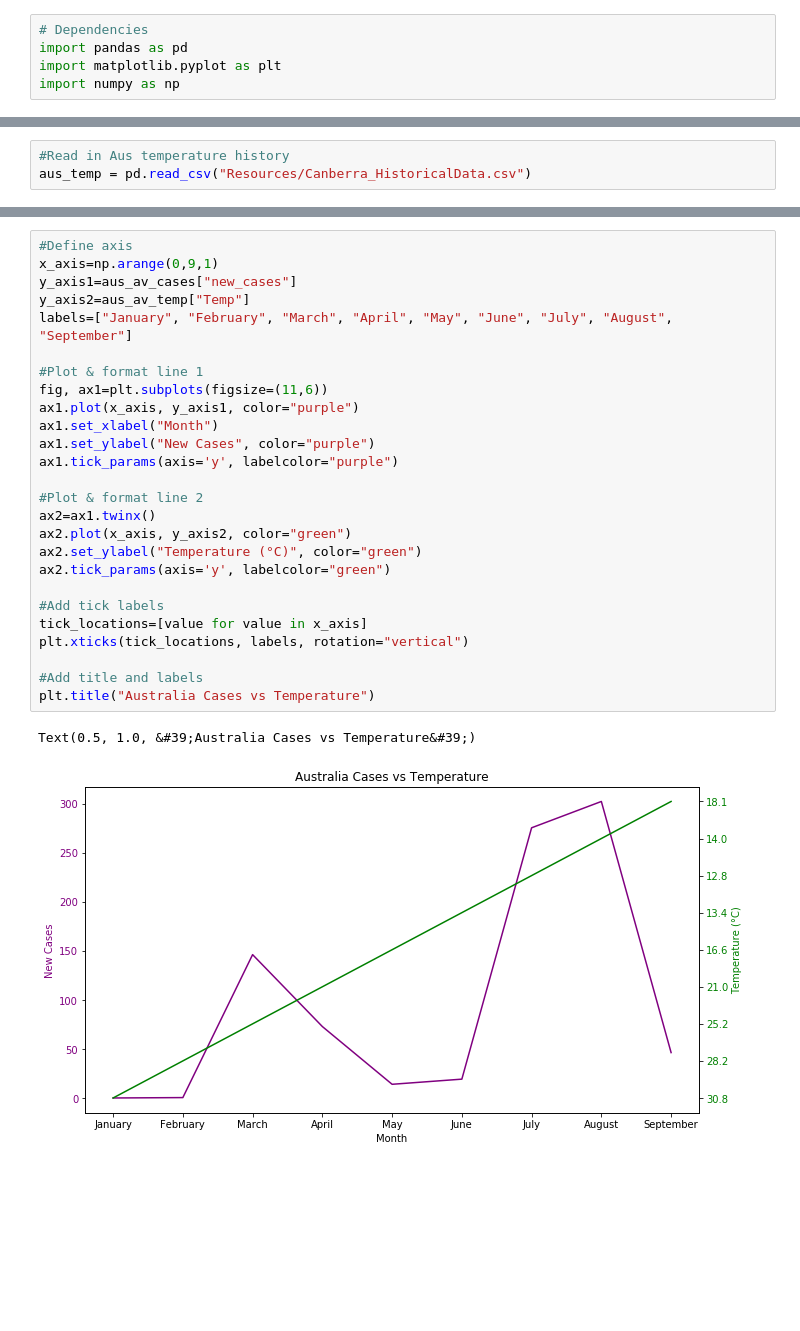
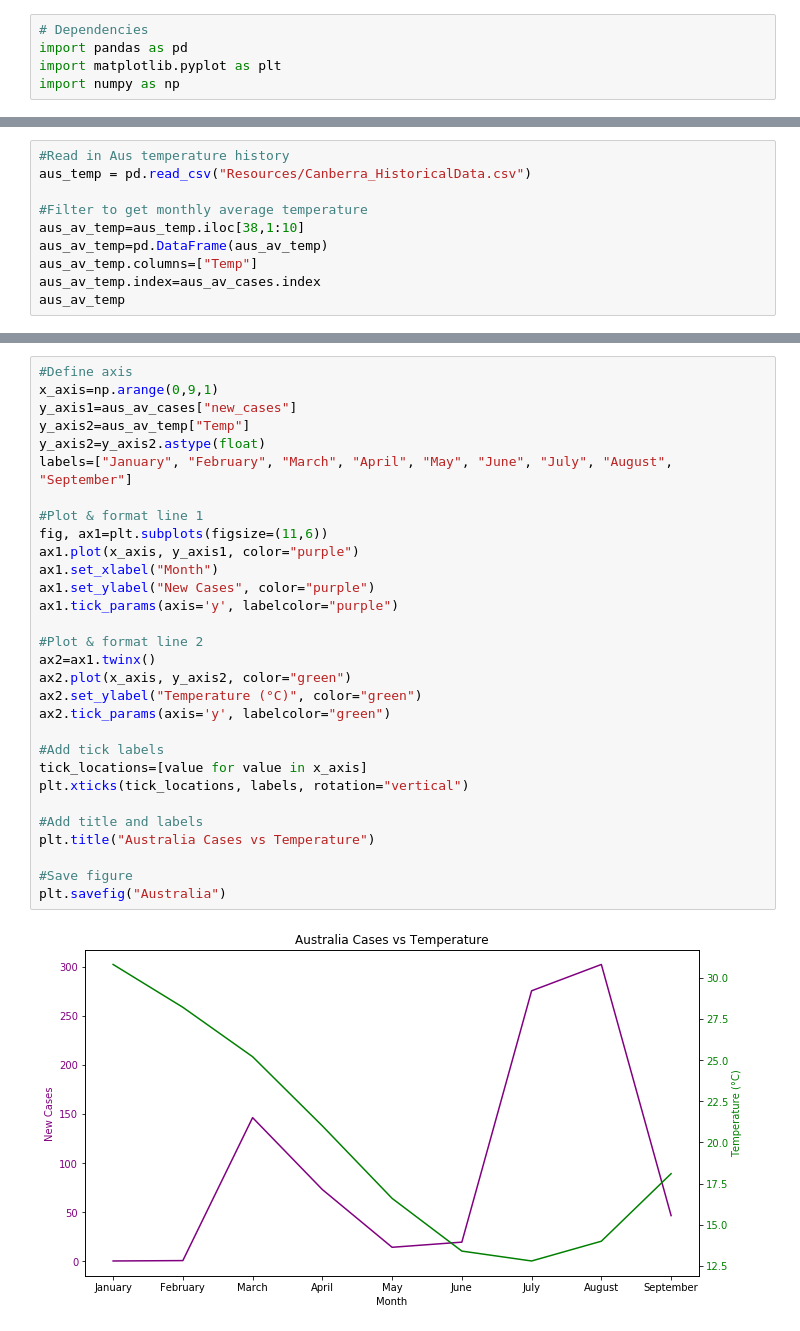
Before and after one commit to skumble27/COVID-19-Causation, a Jupyter notebook: alison_chambers/aus_casesVSweather.ipynb, the cells around one changed output, grey strips where cells are left out. Cells and saved outputs as stored; diff of their text form; blank space fills up the shorter version.

```diff
--- a/alison_chambers/aus_casesVSweather.ipynb
+++ b/alison_chambers/aus_casesVSweather.ipynb
@@ -49,3 +49,10 @@ aus_av_cases.sort_values(by="Month", ascending=True)
 # %%
 #Read in Aus temperature history
 aus_temp = pd.read_csv("Resources/Canberra_HistoricalData.csv")
+
+#Filter to get monthly average temperature
+aus_av_temp=aus_temp.iloc[38,1:10]
+aus_av_temp=pd.DataFrame(aus_av_temp)
+aus_av_temp.columns=["Temp"]
+aus_av_temp.index=aus_av_cases.index
+aus_av_temp
@@ -59,29 +73,32 @@ aus_av_temp.columns=["Temp"]
 # %%
 #Define axis
 x_axis=np.arange(0,9,1)
 y_axis1=aus_av_cases["new_cases"]
 y_axis2=aus_av_temp["Temp"]
+y_axis2=y_axis2.astype(float)
 labels=["January", "February", "March", "April", "May", "June", "July", "August", "September"]
 
 #Plot & format line 1
 fig, ax1=plt.subplots(figsize=(11,6))
 ax1.plot(x_axis, y_axis1, color="purple")
 ax1.set_xlabel("Month")
 ax1.set_ylabel("New Cases", color="purple")
 ax1.tick_params(axis='y', labelcolor="purple")
 
 #Plot & format line 2
 ax2=ax1.twinx()
 ax2.plot(x_axis, y_axis2, color="green")
 ax2.set_ylabel("Temperature (°C)", color="green")
 ax2.tick_params(axis='y', labelcolor="green")
 
 #Add tick labels
 tick_locations=[value for value in x_axis]
 plt.xticks(tick_locations, labels, rotation="vertical")
 
 #Add title and labels
 plt.title("Australia Cases vs Temperature")
+
+#Save figure
+plt.savefig("Australia")
 # %% [output]
-Text(0.5, 1.0, &#39;Australia Cases vs Temperature&#39;)
-[figure, old version]
+[figure, new version]
```
Also changed, not shown: parts of 12 cells of this notebook, 7 other files.
